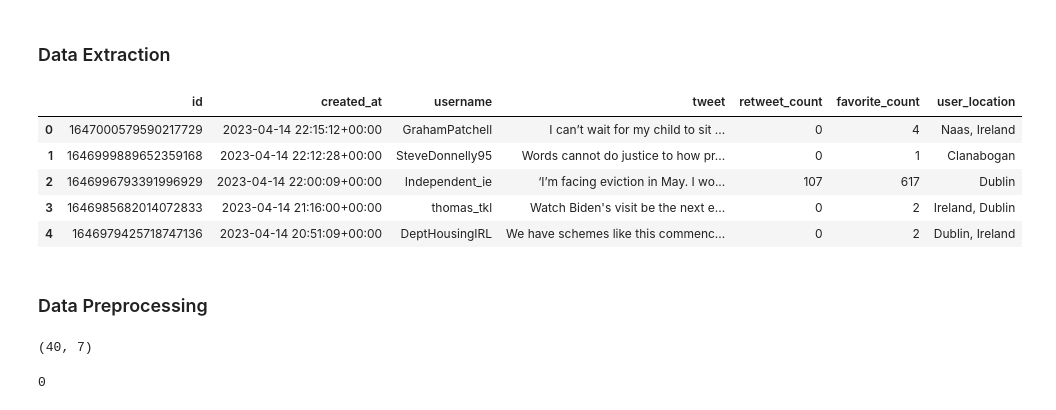
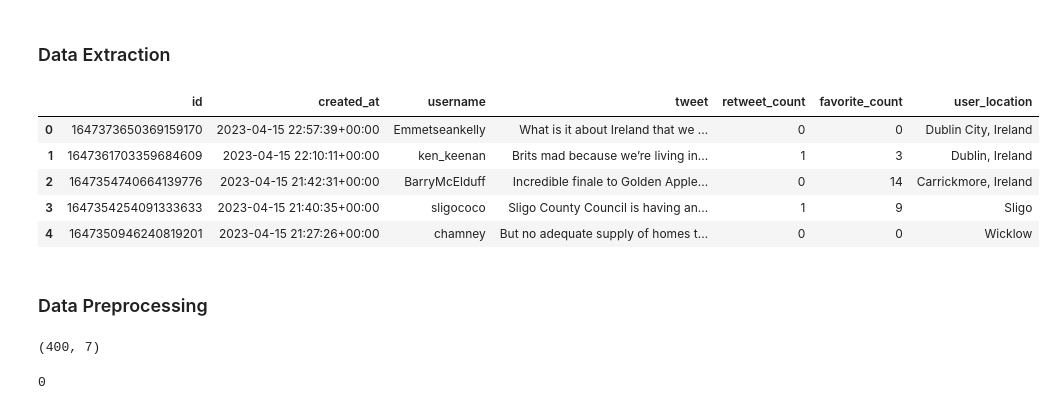
Before and after one commit to VirgilUwaoma/twitterwebscraping, a Jupyter notebook: programming_ca_two.ipynb, the cells around one changed output. Saved outputs shown, nothing was run; the diff lists cells and outputs as text; code cells hidden in the pictures.

```diff
--- a/programming_ca_two.ipynb
+++ b/programming_ca_two.ipynb
@@ -48,46 +48,46 @@ query = '(housing) OR (housing crisis) OR (rent)'
 today = datetime.date.today()
 
 # adds tweets to a dataframe
 column_names = ["id", "created_at", "username", "tweet", "retweet_count", "favorite_count", "user_location"]
 df = pd.DataFrame(columns=column_names)
 
 # Pulling tweets of a week from today's date
 for i in range(6,-2,-1):
     # Looping through each day
     until = today - datetime.timedelta(days = i)
     date = until.strftime("%Y-%m-%d")
 
     # Retrieving the tweets using api by passing the necessary parameters
-    for tweet in tweepy.Cursor(api.search_tweets, q=query+filter, geocode=geocode, lang='en', tweet_mode="extended", until = date).items(5):
+    for tweet in tweepy.Cursor(api.search_tweets, q=query+filter, geocode=geocode, lang='en', tweet_mode="extended", until = date).items(50):
         new_row = pd.Series({
         "id": tweet.id,
         "created_at":tweet.created_at,
         "username": tweet.user.screen_name,
         "tweet": tweet.full_text,
         "retweet_count": tweet.retweet_count,
         "favorite_count": tweet.favorite_count,
         "user_location":tweet.user.location,
         })
 
         # get the index of the last row
         last_row_index = len(df)
         # add the new row to the DataFrame using .iloc[]
         df.loc[last_row_index] = new_row
 df.head()
 # %% [output]
 |  | id | created_at | username | tweet | retweet_count | favorite_count | user_location |
-| 0 | 1647000579590217729 | 2023-04-14 22:15:12+00:00 | GrahamPatchell | I can’t wait for my child to sit ... | 0 | 4 | Naas, Ireland |
-| 1 | 1646999889652359168 | 2023-04-14 22:12:28+00:00 | SteveDonnelly95 | Words cannot do justice to how pr... | 0 | 1 | Clanabogan |
-| 2 | 1646996793391996929 | 2023-04-14 22:00:09+00:00 | Independent_ie | ‘I’m facing eviction in May. I wo... | 107 | 617 | Dublin |
-| 3 | 1646985682014072833 | 2023-04-14 21:16:00+00:00 | thomas_tkl | Watch Biden's visit be the next e... | 0 | 2 | Ireland, Dublin |
-| 4 | 1646979425718747136 | 2023-04-14 20:51:09+00:00 | DeptHousingIRL | We have schemes like this commenc... | 0 | 2 | Dublin, Ireland |
+| 0 | 1647373650369159170 | 2023-04-15 22:57:39+00:00 | Emmetseankelly | What is it about Ireland that we ... | 0 | 0 | Dublin City, Ireland |
+| 1 | 1647361703359684609 | 2023-04-15 22:10:11+00:00 | ken_keenan | Brits mad because we’re living in... | 1 | 3 | Dublin, Ireland |
+| 2 | 1647354740664139776 | 2023-04-15 21:42:31+00:00 | BarryMcElduff | Incredible finale to Golden Apple... | 0 | 14 | Carrickmore, Ireland |
+| 3 | 1647354254091333633 | 2023-04-15 21:40:35+00:00 | sligococo | Sligo County Council is having an... | 1 | 9 | Sligo |
+| 4 | 1647350946240819201 | 2023-04-15 21:27:26+00:00 | chamney | But no adequate supply of homes t... | 0 | 0 | Wicklow |
 # %% [markdown]
 ### Data Preprocessing
 # %%
 # Dimension of the dataset
 df.shape
 # %% [output]
-(40, 7)
+(400, 7)
 # %%
 # Checking for duplicate values in the dataset
 sum(df.duplicated())
```
Also changed, not shown: parts of 19 cells of this notebook, 1 other file.
